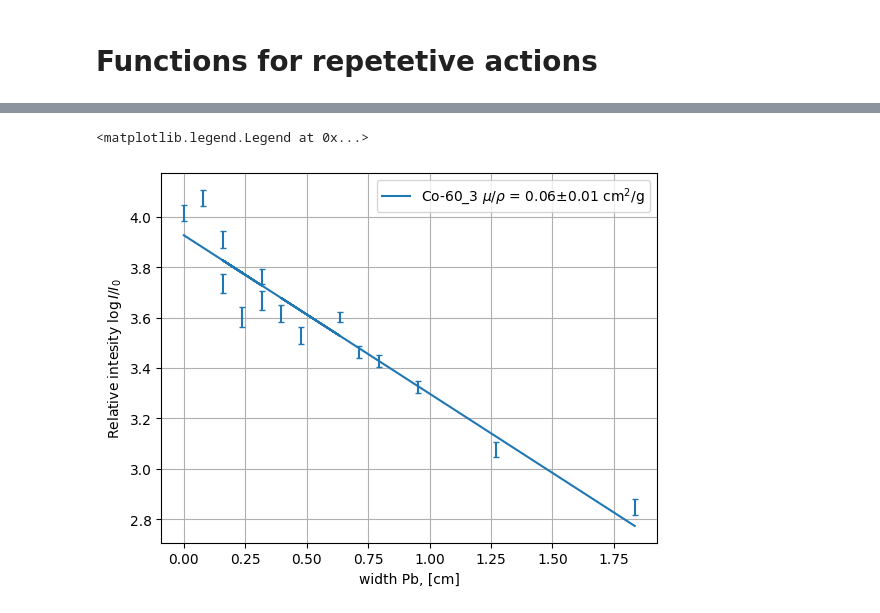
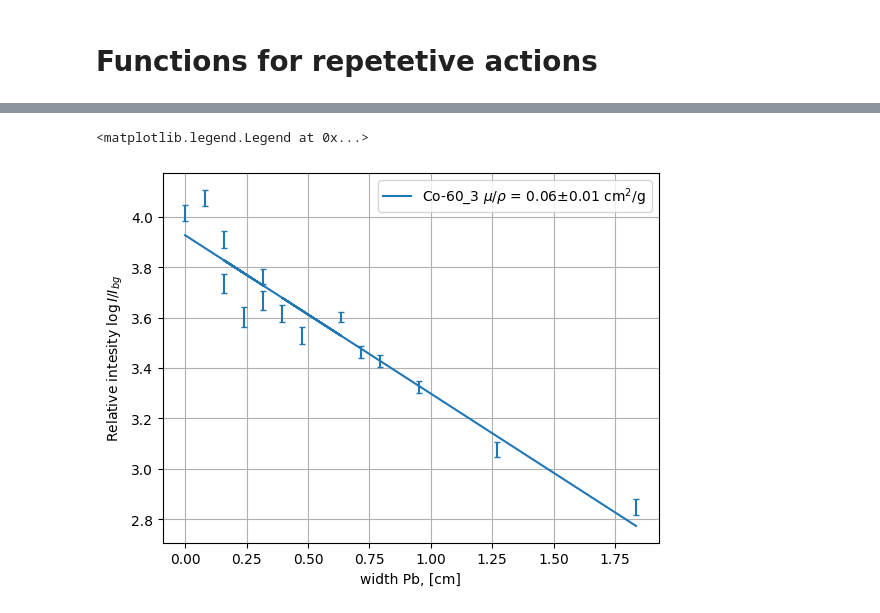
Before and after one commit to evgeny-kolonsky/Lab4_Nuclear, a Jupyter notebook: Lab4_beta_attenuation.ipynb, the cells around one changed output, grey strips where cells are left out. Saved outputs shown, nothing was run; the diff lists cells and outputs as text; code cells hidden in the pictures.

```diff
--- a/Lab4_beta_attenuation.ipynb
+++ b/Lab4_beta_attenuation.ipynb
@@ -92,35 +92,35 @@ Sample [data](https://github.com/tphlabs/data/blob/main/Lab4_Nuclear/2023_12_28/
 # Pb plates
 URL = 'https://raw.githubusercontent.com/tphlabs/data/main/Lab4_Nuclear/2023_12_28/'
 for num in [3]:
   filename = f'Co-60_{num}.txt'
   data = np.genfromtxt( filename)
   d, time, counts = data.T
   d *= 1e-4 # um -> cm
   delta = 1/np.sqrt(counts) # relative error
   I = counts / time
   I_rel = I / I_background # relative
   I_err = delta * I_rel
   log_I_rel = I_err / I_rel # error of log
 
   plt.errorbar(d, np.log(I_rel), yerr=log_I_rel, linestyle='', capsize=2)
   WIDTH = 2.0 # cm
   condition = d < WIDTH # exponential decay part
   mu_rho, mu_rho_err, fit, rho = get_murho(condition, d, I_rel, 'Pb')
   plt.plot(d[condition], fit.intercept + fit.slope * d[condition],
            color=plt.gca().lines[-1].get_color(), # get last color
            label=fr'Co-60_{num} $\mu/\rho$ = {mu_rho:.2f}±{mu_rho_err:.2f} cm$^2$/g')
 
 
 
 #plt.axhline(0, color='green', label='Background')
 plt.xlabel('width Pb, [cm]')
-plt.ylabel(r'Relative intesity $\log I/I_{0}$')
+plt.ylabel(r'Relative intesity $\log I/I_{bg}$')
 plt.grid()
 
 plt.legend()
 # %% [output]
 <matplotlib.legend.Legend at 0x...>
-[figure, old version]
+[figure, new version]
 # %% [markdown]
 # Thallium-204
 
```
Also changed, not shown: parts of 6 cells of this notebook.
